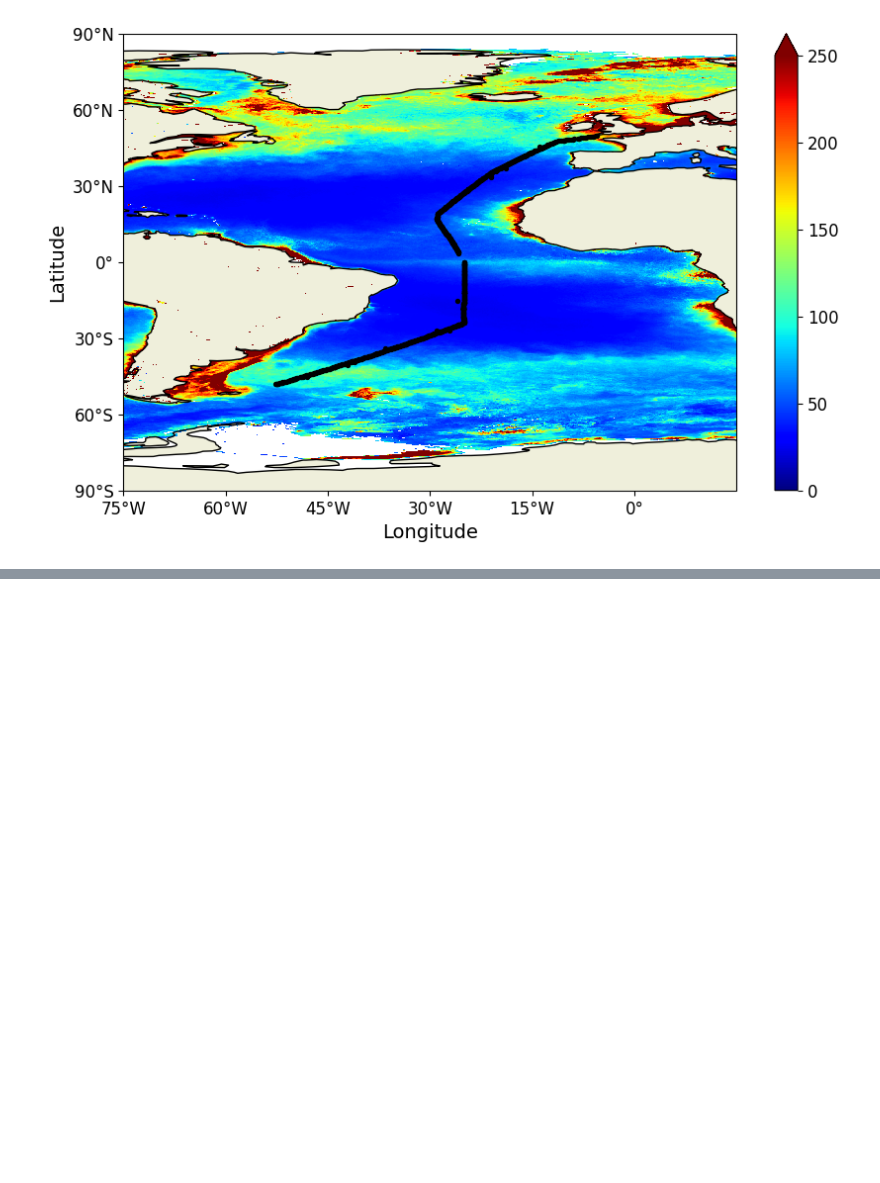
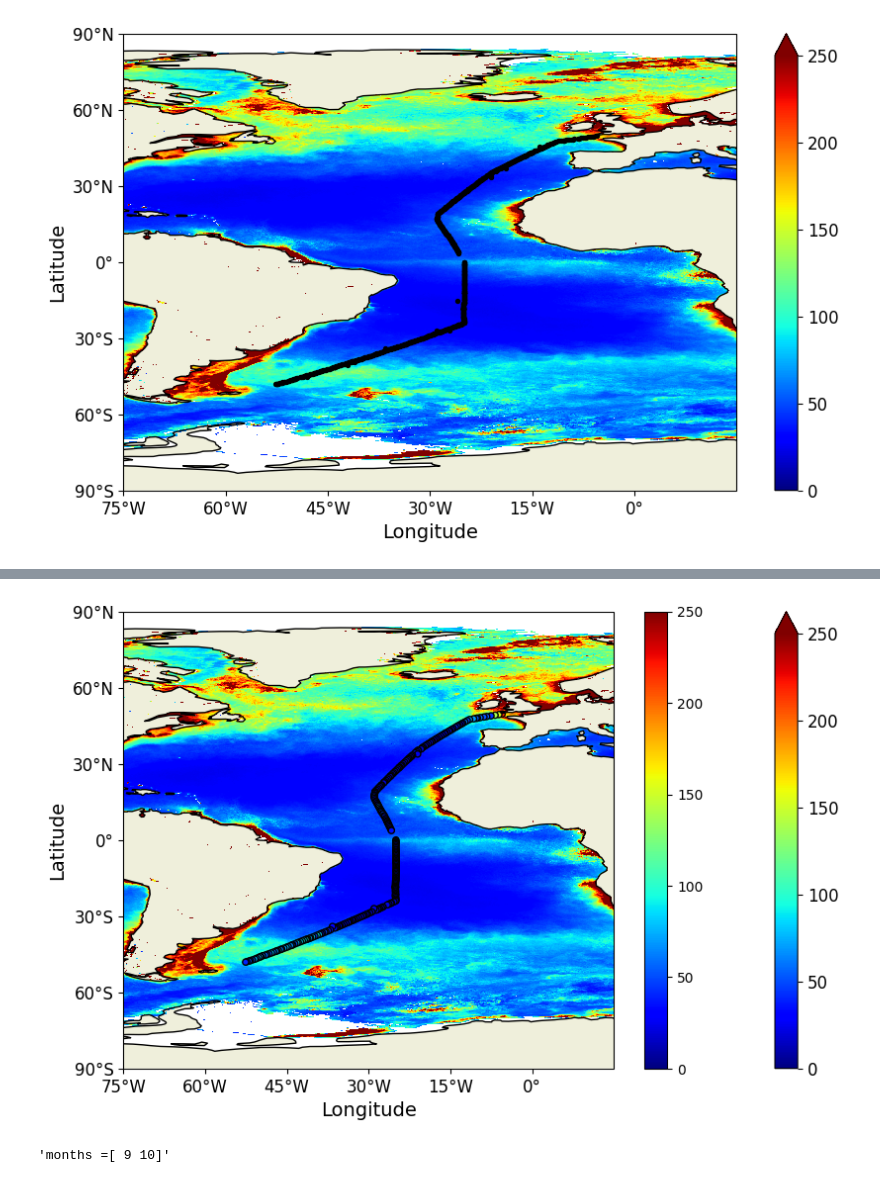
Before and after one commit to pedmondlerner/phytoSTEW, a Jupyter notebook: Team/plerner/phytoSTEW_POC_cphyto.ipynb, the cells around one changed output, grey strips where cells are left out. Drawn from its saved outputs; the diff is of its cells as text; code cells hidden in the pictures; blank space fills up the shorter version.

Commit message:
committing recent updates to POC/cphyto analyusis
Incldued AMT section and comparison to in-situ

```diff
--- a/Team/plerner/phytoSTEW_POC_cphyto.ipynb
+++ b/Team/plerner/phytoSTEW_POC_cphyto.ipynb
@@ -438,0 +799,44 @@ display_max :
+# %%
+# some postprocessing
+df['POC'] = df['POC'].where(df['POC']<500)
+df_PACE_POC2 = df_PACE_POC[df_PACE_POC.index % 3 == 0]
+df2 = df[df.index % 3 == 0]
+df_PACE_cphyto2 = df_PACE_cphyto[df_PACE_cphyto.index % 3 == 0]
+# %%
+# plot POC from PACE, both mapped and on AMT track
+lbs = 12
+xyfs = 14
+mapn = colors.Normalize(vmin=0, vmax=250)
+#colors.LogNorm(vmin=0.001, vmax=0.1)
+fig = plt.figure(figsize=(10,6))
+axs = fig.add_subplot(1,1,1,projection=ccrs.PlateCarree(), aspect='auto')
+im=dataset_POC_mean.plot(ax=axs,cmap='jet',norm = mapn,transform=ccrs.PlateCarree())
+df2.plot.scatter(x='Longitude', y='Latitude', s=20, c=df2['POC'],edgecolors='black',ax=axs,vmin=0,vmax=250,cmap='jet')
+#df_PACE_POC2.plot.scatter(x='Longitude', y='Latitude', s=20, c=df_PACE_POC2['POC'],edgecolors='black',ax=axs,vmin=0,vmax=250,cmap='jet')
+axs.add_feature(cartopy.feature.LAND)
+axs.add_feature(cartopy.feature.COASTLINE)
+cbar = im.colorbar
+cbar.set_label('')
+cbar.ax.tick_params(labelsize=lbs)
+
+axs.set_title('')
+axs.set_ylabel('Latitude',fontsize=xyfs)
+axs.set_xlabel('Longitude',fontsize=xyfs)
+axs.set_xticks(np.arange(-75,15,15), crs=ccrs.PlateCarree())
+lon_formatter = cticker.LongitudeFormatter()
+axs.xaxis.set_major_formatter(lon_formatter)
+
+axs.set_yticks(np.arange(-90,91,30), crs=ccrs.PlateCarree())
+lat_formatter = cticker.LatitudeFormatter()
+axs.yaxis.set_major_formatter(lat_formatter)
+axs.tick_params(axis='both', which='major', labelsize=lbs)
+axs.tick_params(axis='both', which='minor', labelsize=lbs)
+plt.show()
+# %% [output]
+[figure, added]
+# %%
+months_true = df['month'].unique()
+months_true =months_true[~np.isnan(months_true)]
+'months =' + str(months_true.astype(int))
+# %% [output]
+'months =[ 9 10]'
```
Also changed, not shown: parts of 34 cells of this notebook, 1 other file.
